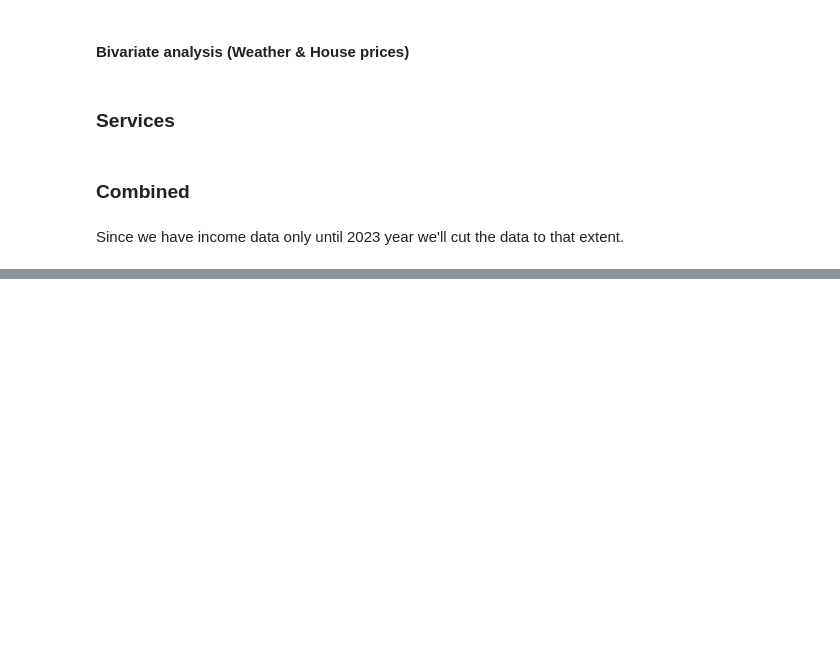
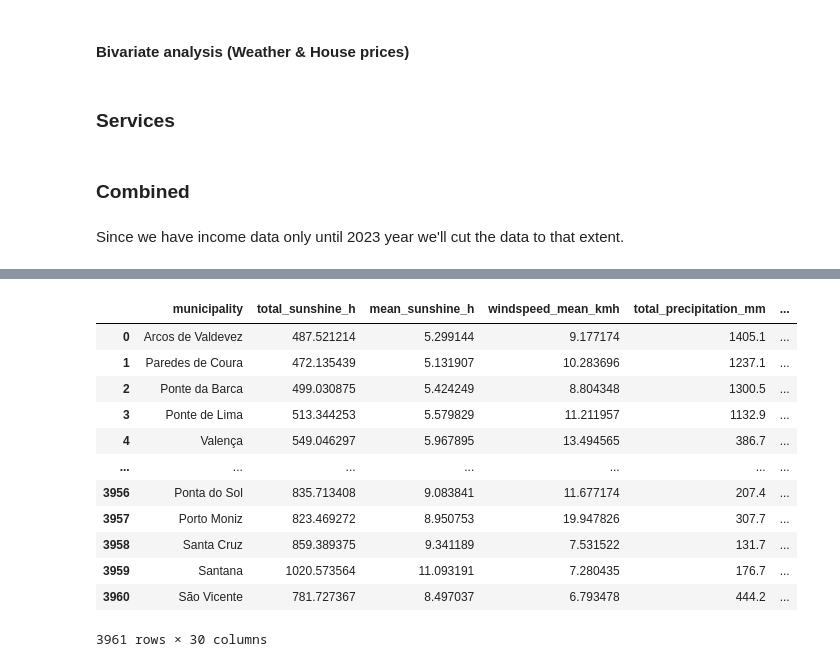
Before and after one commit to Shushunya/FCD-housing-prices, a Jupyter notebook: main.ipynb, the cells around one changed output, grey strips where cells are left out. Saved outputs shown, nothing was run; the diff lists cells and outputs as text; code cells hidden in the pictures; blank space fills up the shorter version.

Commit message:
add features & models

```diff
--- a/main.ipynb
+++ b/main.ipynb
@@ -644,6 +645,12 @@ weather_quarter_df.to_csv(WEATHER_QUARTER_FILE, index=False)
 pass
 # %% [markdown]
 ### Services
+# %%
+service_cols = [
+    "cinema", "college", "courthouse", "fire_station", "hospital",
+    "kindergarten", "library", "mall", "museum", "pharmacy", "police",
+    "post_office", "school", "station", "theatre", "university",
+]
 # %% [markdown]
 ### Combined
 # %% [markdown]
@@ -711,2 +725,6 @@ df_final
 # %%
-df_final
+df_final = df_final[df_final["house_price"].notna() & (df_final["house_price"] > 0)].copy()
+df_final["log_price_sqm"] = np.log(df_final["house_price"])
+df_a = df_final.drop(columns=["year", "quarter_year", "house_price"])
+df_a.dropna(subset=service_cols, inplace=True)
+df_a.info()
@@ -712,0 +749,19 @@ df_final
+# %%
+model_df = df_a.dropna(subset=df_a.columns.to_list()[1:])
+y = model_df["log_price_sqm"]
+X = model_df.drop(columns=["log_price_sqm"])
+model_df.reset_index(drop=True)
+# %% [output]
+|  | municipality | total_sunshine_h | mean_sunshine_h | windspeed_mean_kmh | total_precipitation_mm | ... |
+| 0 | Arcos de Valdevez | 487.521214 | 5.299144 | 9.177174 | 1405.1 | ... |
+| 1 | Paredes de Coura | 472.135439 | 5.131907 | 10.283696 | 1237.1 | ... |
+| 2 | Ponte da Barca | 499.030875 | 5.424249 | 8.804348 | 1300.5 | ... |
+| 3 | Ponte de Lima | 513.344253 | 5.579829 | 11.211957 | 1132.9 | ... |
+| 4 | Valença | 549.046297 | 5.967895 | 13.494565 | 386.7 | ... |
+| ... | ... | ... | ... | ... | ... | ... |
+| 3956 | Ponta do Sol | 835.713408 | 9.083841 | 11.677174 | 207.4 | ... |
+| 3957 | Porto Moniz | 823.469272 | 8.950753 | 19.947826 | 307.7 | ... |
+| 3958 | Santa Cruz | 859.389375 | 9.341189 | 7.531522 | 131.7 | ... |
+| 3959 | Santana | 1020.573564 | 11.093191 | 7.280435 | 176.7 | ... |
+| 3960 | São Vicente | 781.727367 | 8.497037 | 6.793478 | 444.2 | ... |
+3961 rows × 30 columns
```
Also changed, not shown: parts of 25 cells of this notebook, 2 other files.
